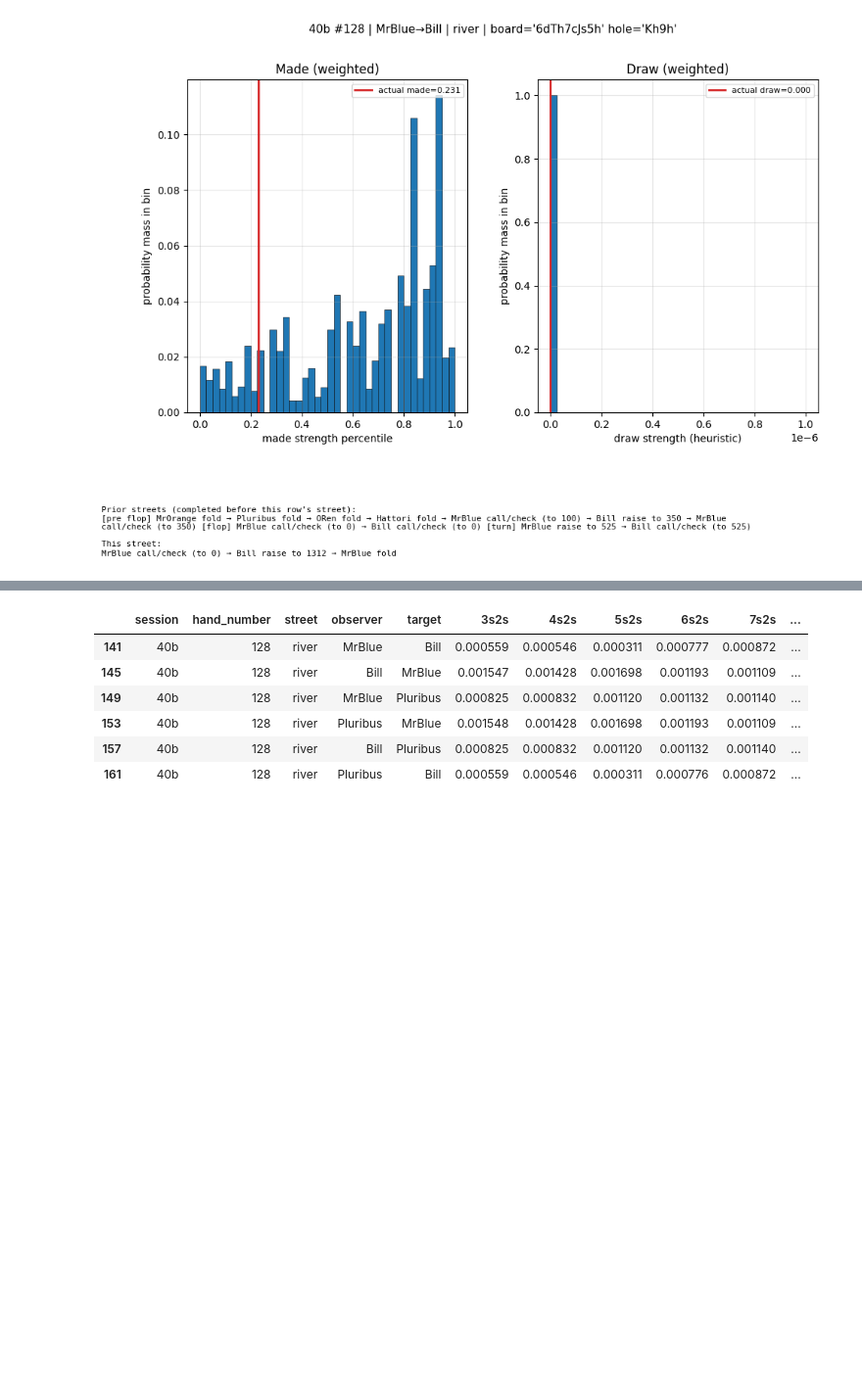
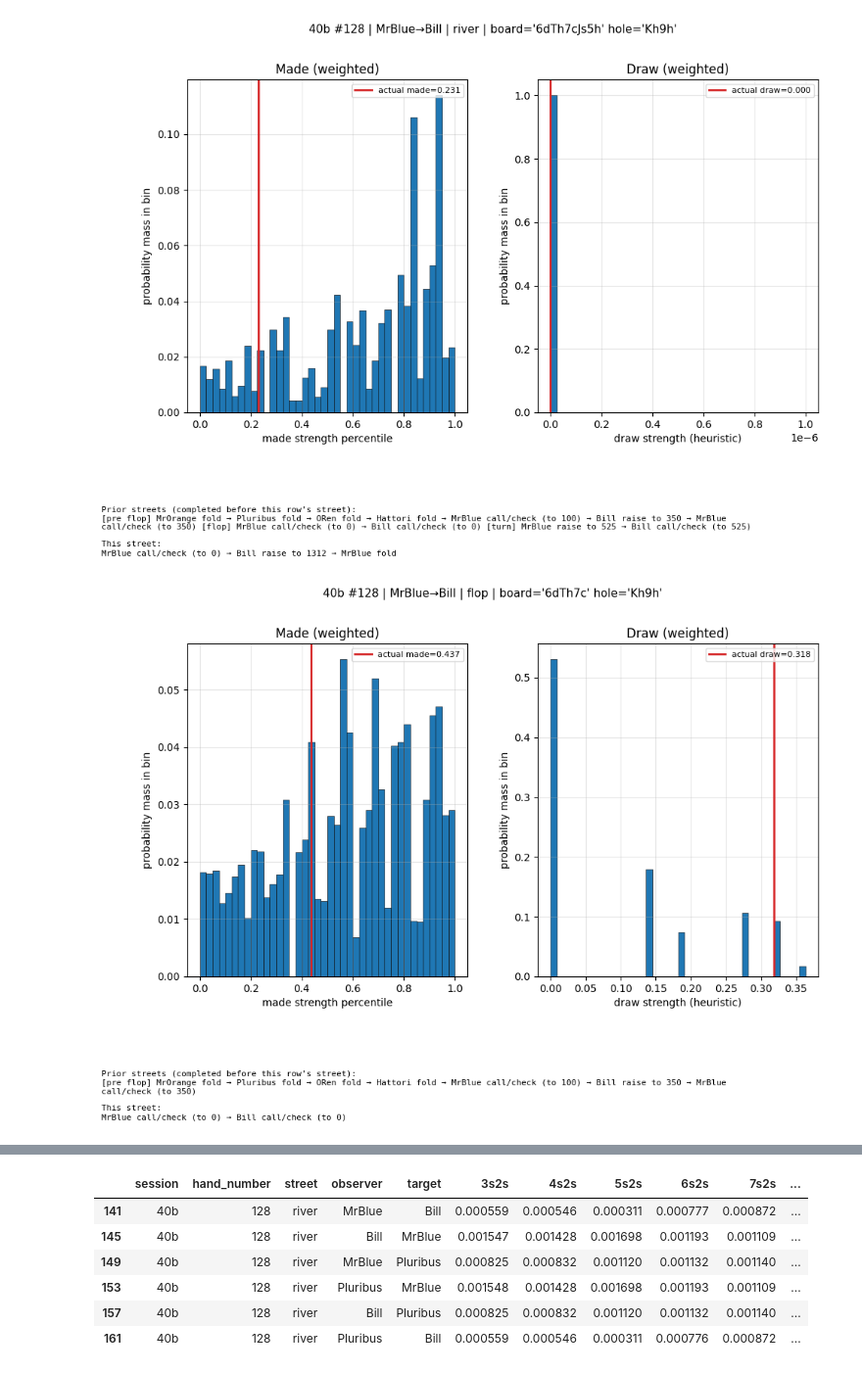
Before and after one commit to kevmatliu/bayesian-poker, a Jupyter notebook: eval_nbs/range_evaluation.ipynb, the cells around one changed output, grey strips where cells are left out. Shown at 98% size. Saved outputs shown, nothing was run; the diff lists cells and outputs as text; code cells hidden in the pictures; blank space fills up the shorter version.

```diff
--- a/eval_nbs/range_evaluation.ipynb
+++ b/eval_nbs/range_evaluation.ipynb
@@ -249,3 +330,18 @@ fig, _axes = plot_made_distribution(
 plt.show()
 # %% [output]
 [figure]
+# %%
+_combo_cols = combo_probability_columns(_df_calib)
+fig, _axes = plot_made_distribution(
+    _df_calib,
+    session='40b',
+    hand_number='128',
+    observer='MrBlue',
+    target='Bill',
+    street='flop',
+    combo_cols=_combo_cols,
+    pluribus_root=REPO / "pluribus",
+)
+plt.show()
+# %% [output]
+[figure, added]
```
Also changed, not shown: parts of 11 cells of this notebook, 31 other files.
